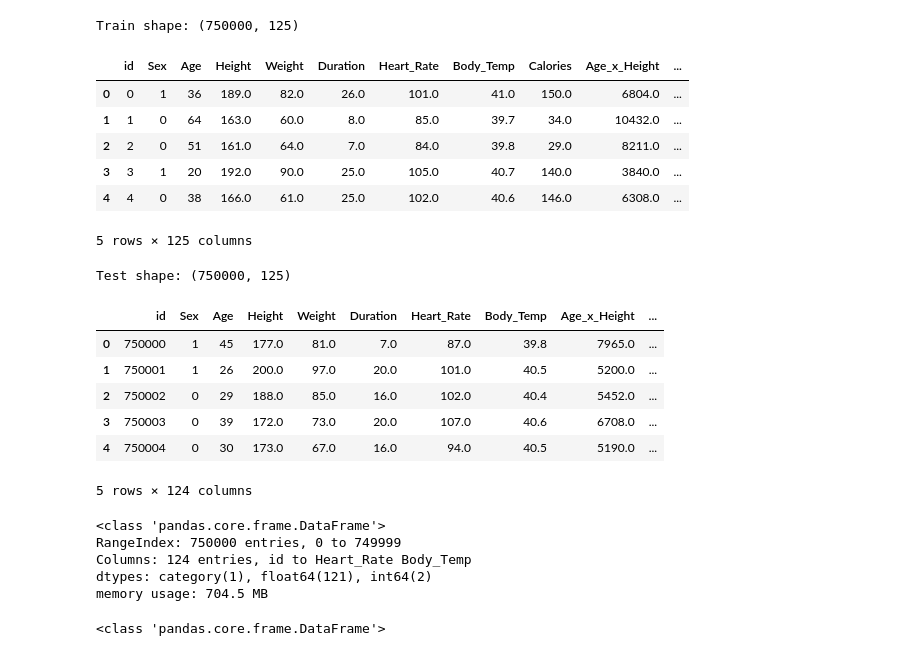
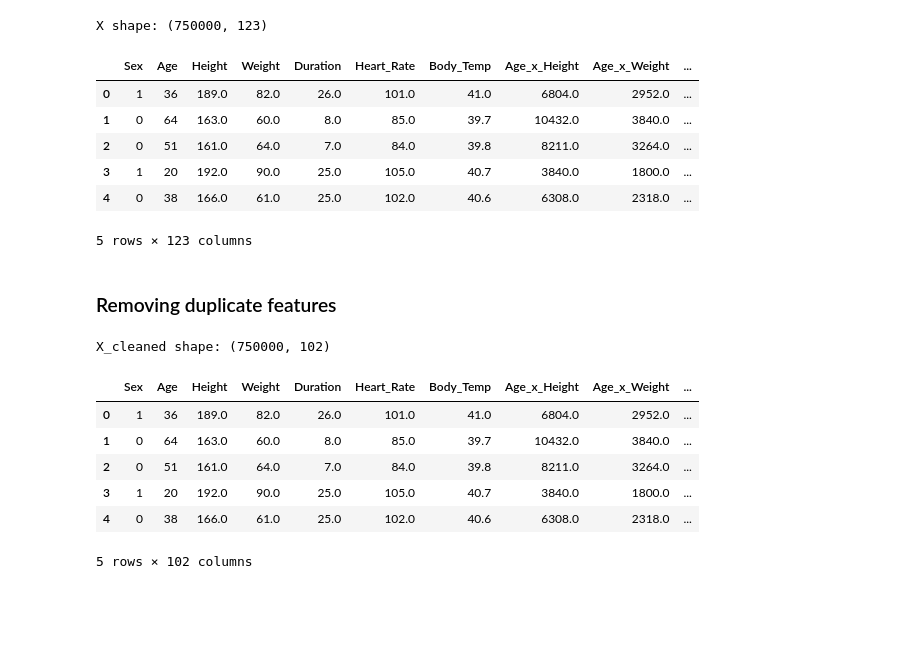
Before and after one commit to Jaggi0504/Kaggle-Calorie-Burn-Prediction, a Jupyter notebook: updatedRank.ipynb, the cells around one changed output. Saved outputs shown, nothing was run; the diff lists cells and outputs as text; code cells hidden in the pictures; blank space fills up the shorter version.

```diff
--- a/updatedRank.ipynb
+++ b/updatedRank.ipynb
@@ -91,12 +91,14 @@ FEATURES = X.columns.tolist()
 # %%
-print("Train shape:", train.shape)
-train.head()
+print("X shape:", X.shape)
+X.head()
 # %% [output]
-Train shape: (750000, 125)
+X shape: (750000, 123)
-|  | id | Sex | Age | Height | Weight | Duration | Heart_Rate | Body_Temp | Calories | Age_x_Height | ... |
-| 0 | 0 | 1 | 36 | 189.0 | 82.0 | 26.0 | 101.0 | 41.0 | 150.0 | 6804.0 | ... |
-| 1 | 1 | 0 | 64 | 163.0 | 60.0 | 8.0 | 85.0 | 39.7 | 34.0 | 10432.0 | ... |
-| 2 | 2 | 0 | 51 | 161.0 | 64.0 | 7.0 | 84.0 | 39.8 | 29.0 | 8211.0 | ... |
-| 3 | 3 | 1 | 20 | 192.0 | 90.0 | 25.0 | 105.0 | 40.7 | 140.0 | 3840.0 | ... |
-| 4 | 4 | 0 | 38 | 166.0 | 61.0 | 25.0 | 102.0 | 40.6 | 146.0 | 6308.0 | ... |
+|  | Sex | Age | Height | Weight | Duration | Heart_Rate | Body_Temp | Age_x_Height | Age_x_Weight | ... |
+| 0 | 1 | 36 | 189.0 | 82.0 | 26.0 | 101.0 | 41.0 | 6804.0 | 2952.0 | ... |
+| 1 | 0 | 64 | 163.0 | 60.0 | 8.0 | 85.0 | 39.7 | 10432.0 | 3840.0 | ... |
+| 2 | 0 | 51 | 161.0 | 64.0 | 7.0 | 84.0 | 39.8 | 8211.0 | 3264.0 | ... |
+| 3 | 1 | 20 | 192.0 | 90.0 | 25.0 | 105.0 | 40.7 | 3840.0 | 1800.0 | ... |
+| 4 | 0 | 38 | 166.0 | 61.0 | 25.0 | 102.0 | 40.6 | 6308.0 | 2318.0 | ... |
-5 rows × 125 columns
+5 rows × 123 columns
+# %% [markdown]
+### Removing duplicate features
@@ -103,12 +112,12 @@ Train shape: (750000, 125)
 # %%
-print("Test shape:", train.shape)
-test.head()
+print("X_cleaned shape:", X_cleaned.shape)
+X_cleaned.head()
 # %% [output]
-Test shape: (750000, 125)
+X_cleaned shape: (750000, 102)
-|  | id | Sex | Age | Height | Weight | Duration | Heart_Rate | Body_Temp | Age_x_Height | ... |
-| 0 | 750000 | 1 | 45 | 177.0 | 81.0 | 7.0 | 87.0 | 39.8 | 7965.0 | ... |
-| 1 | 750001 | 1 | 26 | 200.0 | 97.0 | 20.0 | 101.0 | 40.5 | 5200.0 | ... |
-| 2 | 750002 | 0 | 29 | 188.0 | 85.0 | 16.0 | 102.0 | 40.4 | 5452.0 | ... |
-| 3 | 750003 | 0 | 39 | 172.0 | 73.0 | 20.0 | 107.0 | 40.6 | 6708.0 | ... |
-| 4 | 750004 | 0 | 30 | 173.0 | 67.0 | 16.0 | 94.0 | 40.5 | 5190.0 | ... |
+|  | Sex | Age | Height | Weight | Duration | Heart_Rate | Body_Temp | Age_x_Height | Age_x_Weight | ... |
+| 0 | 1 | 36 | 189.0 | 82.0 | 26.0 | 101.0 | 41.0 | 6804.0 | 2952.0 | ... |
+| 1 | 0 | 64 | 163.0 | 60.0 | 8.0 | 85.0 | 39.7 | 10432.0 | 3840.0 | ... |
+| 2 | 0 | 51 | 161.0 | 64.0 | 7.0 | 84.0 | 39.8 | 8211.0 | 3264.0 | ... |
+| 3 | 1 | 20 | 192.0 | 90.0 | 25.0 | 105.0 | 40.7 | 3840.0 | 1800.0 | ... |
+| 4 | 0 | 38 | 166.0 | 61.0 | 25.0 | 102.0 | 40.6 | 6308.0 | 2318.0 | ... |
-5 rows × 124 columns
+5 rows × 102 columns
@@ -118,8 +124,2 @@ y=train['Calories']
 # %%
-X.info()
+X=X_cleaned
-# %% [output]
-<class 'pandas.core.frame.DataFrame'>
-RangeIndex: 750000 entries, 0 to 749999
-Columns: 124 entries, id to Heart_Rate Body_Temp
-dtypes: category(1), float64(121), int64(2)
-memory usage: 704.5 MB
@@ -128,4 +125,0 @@ xgb_model=XGBRegressor(enable_categorical=True)
-# %%
-print(type(X))
-# %% [output]
-<class 'pandas.core.frame.DataFrame'>
```
Also changed, not shown: parts of 21 cells of this notebook, 6 other files.
